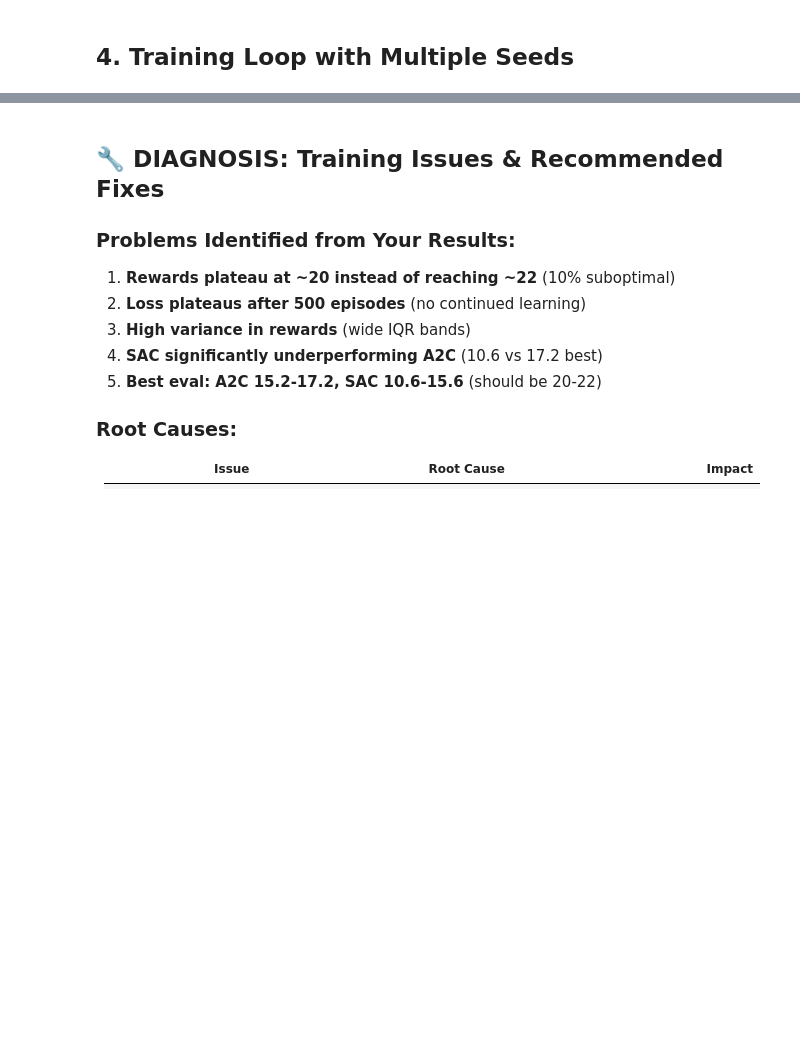
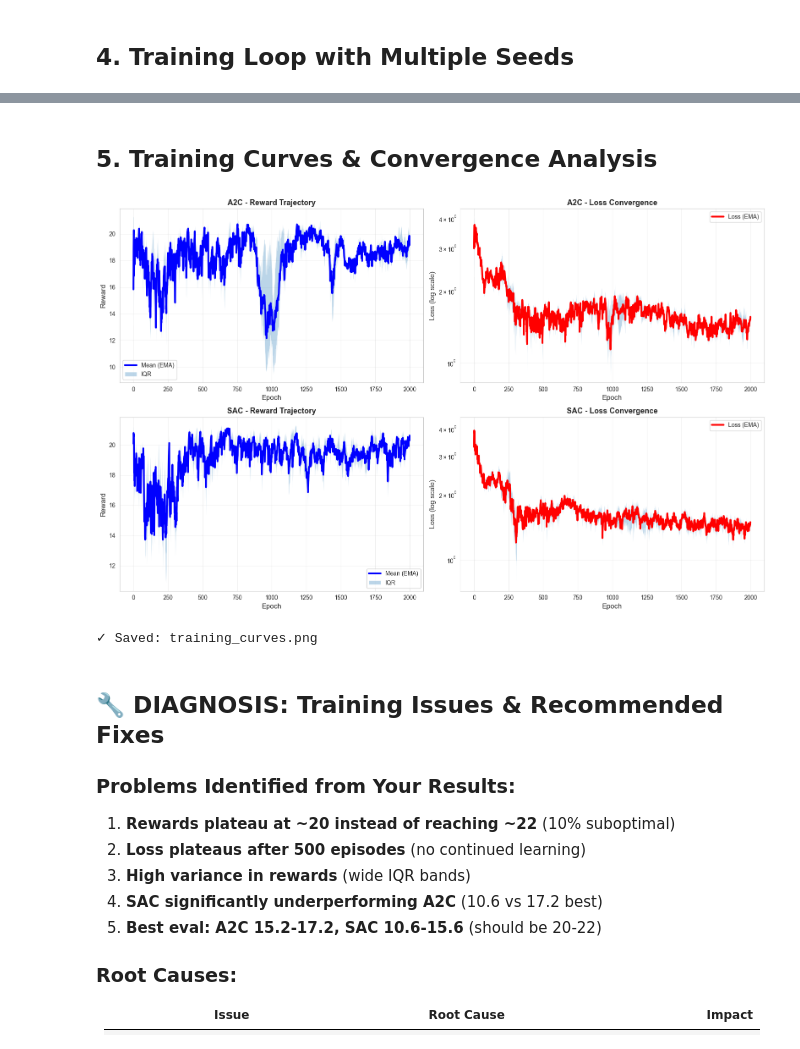
Before and after one commit to sdley/evrp-rl, a Jupyter notebook: examples/agent_benchmark_evrp_a2c_sac.ipynb, the cells around one changed output, grey strips where cells are left out. Saved outputs shown, nothing was run; the diff lists cells and outputs as text; code cells hidden in the pictures; blank space fills up the shorter version.

```diff
--- a/examples/agent_benchmark_evrp_a2c_sac.ipynb
+++ b/examples/agent_benchmark_evrp_a2c_sac.ipynb
@@ -417,3 +431,55 @@ KeyboardInterrupt:
+# %% [markdown]
+## 5. Training Curves & Convergence Analysis
+# %%
+# Plot training curves with confidence intervals
+fig, axes = plt.subplots(2, 2, figsize=(16, 10))
+
+for idx, agent_name in enumerate(['a2c', 'sac']):
+    histories = results[agent_name]
+
+    # Rewards
+    rewards = np.array([h['rewards'] for h in histories])
+    epochs = np.arange(len(rewards[0]))
+
+    ax = axes[idx, 0]
+    mean_rewards = np.mean(rewards, axis=0)
+    std_rewards = np.std(rewards, axis=0)
+
+    # EMA smoothing
+    ema = pd.DataFrame(rewards.T).ewm(span=10).mean()
+    ax.plot(ema.mean(axis=1), 'b-', lw=3, label='Mean (EMA)')
+    ax.fill_between(epochs,
+                     ema.quantile(0.25, axis=1),
+                     ema.quantile(0.75, axis=1),
+                     alpha=0.3, label='IQR')
+    ax.set_xlabel('Epoch', fontsize=12)
+    ax.set_ylabel('Reward', fontsize=12)
+    ax.set_title(f'{agent_name.upper()} - Reward Trajectory', fontsize=13, fontweight='bold')
+    ax.legend(fontsize=10)
+    ax.grid(True, alpha=0.3)
+
+    # Losses
+    losses = np.array([h['losses'] for h in histories])
+    ax = axes[idx, 1]
+    ema_loss = pd.DataFrame(losses.T).ewm(span=10).mean()
+    ax.semilogy(ema_loss.mean(axis=1), 'r-', lw=3, label='Loss (EMA)')
+    ax.fill_between(epochs,
+                     ema_loss.quantile(0.25, axis=1),
+                     ema_loss.quantile(0.75, axis=1),
+                     alpha=0.3)
+    ax.set_xlabel('Epoch', fontsize=12)
+    ax.set_ylabel('Loss (log scale)', fontsize=12)
+    ax.set_title(f'{agent_name.upper()} - Loss Convergence', fontsize=13, fontweight='bold')
+    ax.legend(fontsize=10)
+    ax.grid(True, alpha=0.3)
+
+plt.tight_layout()
+plt.savefig(OUTPUT_DIR / 'training_curves.png', dpi=300, bbox_inches='tight')
+plt.show()
+print("✓ Saved: training_curves.png")
+# %% [output]
+[figure, added]
+✓ Saved: training_curves.png
 # %% [markdown]
 ## 🔧 DIAGNOSIS: Training Issues & Recommended Fixes
 
```
Also changed, not shown: parts of 4 cells of this notebook, 1 other file.
